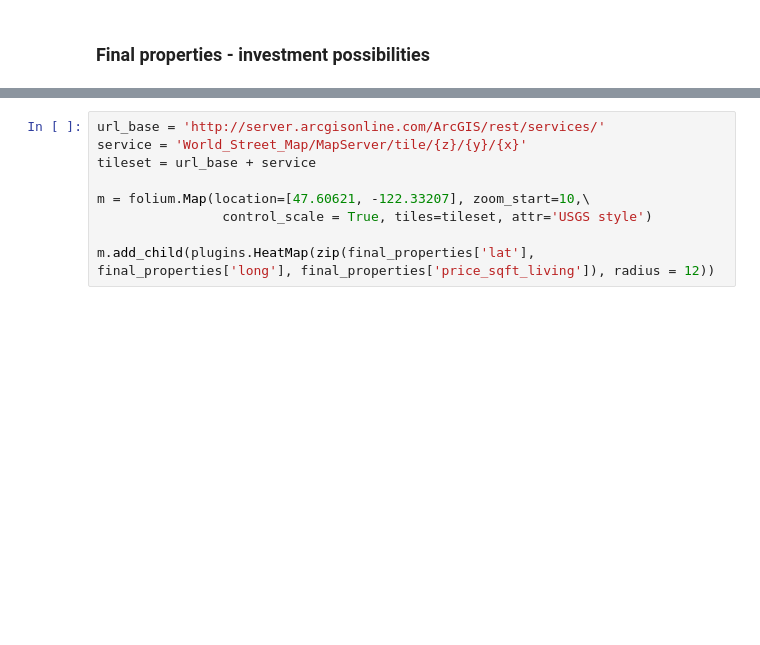
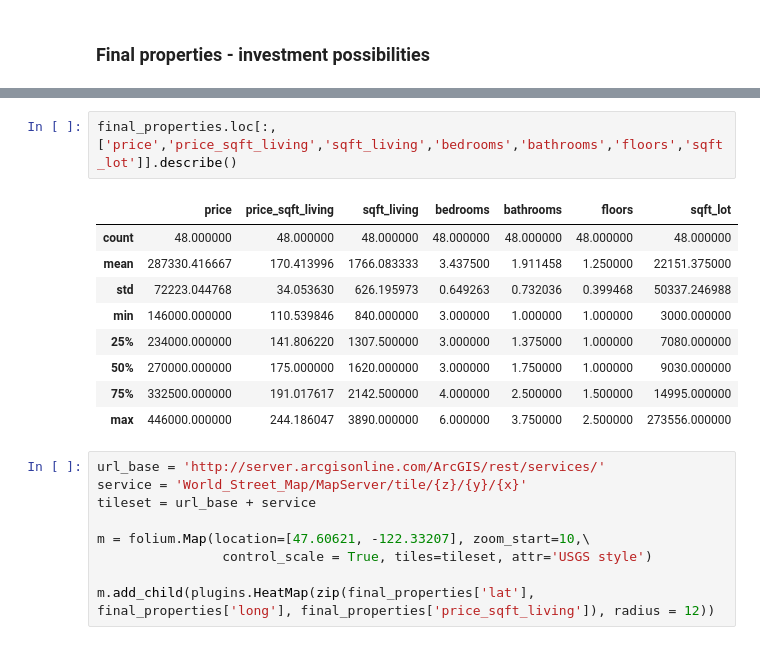
Before and after one commit to pcfisch/eda-project-nf, a Jupyter notebook: eda_robinson.ipynb, the cells around one changed output, grey strips where cells are left out. Saved outputs shown, nothing was run; the diff lists cells and outputs as text; blank space fills up the shorter version.

```diff
--- a/eda_robinson.ipynb
+++ b/eda_robinson.ipynb
@@ -277,3 +311,15 @@ final_properties
+# %%
+final_properties.loc[:,['price','price_sqft_living','sqft_living','bedrooms','bathrooms','floors','sqft_lot']].describe()
+# %% [output]
+|  | price | price_sqft_living | sqft_living | bedrooms | bathrooms | floors | sqft_lot |
+| count | 48.000000 | 48.000000 | 48.000000 | 48.000000 | 48.000000 | 48.000000 | 48.000000 |
+| mean | 287330.416667 | 170.413996 | 1766.083333 | 3.437500 | 1.911458 | 1.250000 | 22151.375000 |
+| std | 72223.044768 | 34.053630 | 626.195973 | 0.649263 | 0.732036 | 0.399468 | 50337.246988 |
+| min | 146000.000000 | 110.539846 | 840.000000 | 3.000000 | 1.000000 | 1.000000 | 3000.000000 |
+| 25% | 234000.000000 | 141.806220 | 1307.500000 | 3.000000 | 1.375000 | 1.000000 | 7080.000000 |
+| 50% | 270000.000000 | 175.000000 | 1620.000000 | 3.000000 | 1.750000 | 1.000000 | 9030.000000 |
+| 75% | 332500.000000 | 191.017617 | 2142.500000 | 4.000000 | 2.500000 | 1.500000 | 14995.000000 |
+| max | 446000.000000 | 244.186047 | 3890.000000 | 6.000000 | 3.750000 | 2.500000 | 273556.000000 |
 # %%
 url_base = 'http://server.arcgisonline.com/ArcGIS/rest/services/'
 service = 'World_Street_Map/MapServer/tile/{z}/{y}/{x}'
```
Also changed, not shown: parts of 29 cells of this notebook.
